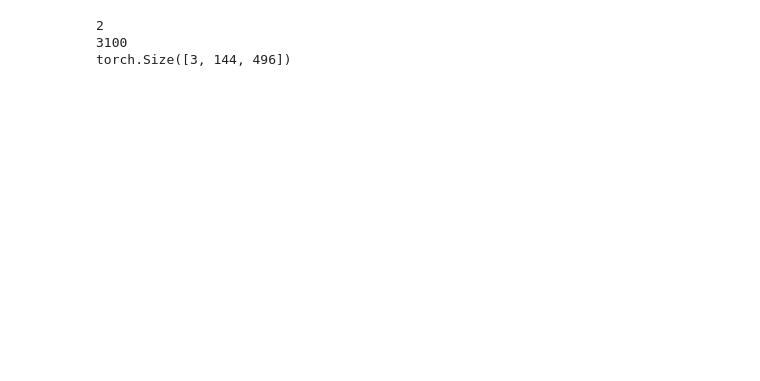
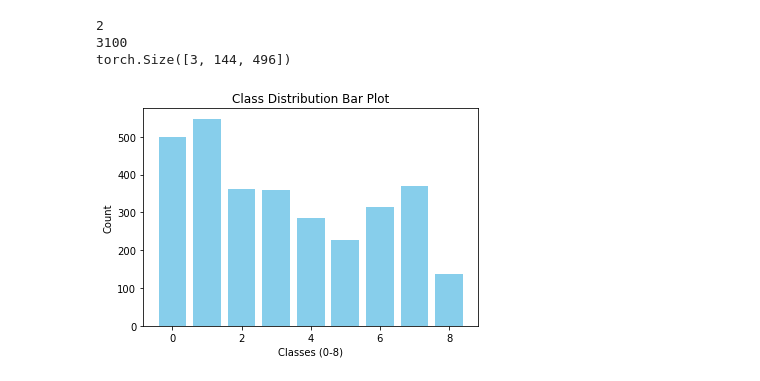
Before and after one commit to SpilmesterMurtin/Deep-Learning-Project---Determine-Lodging-Scores-Using-Convolutional-Neural-Neetwork, a Jupyter notebook: LoadAndMatch.ipynb, the cells around one changed output. Cells and saved outputs as stored; diff of their text form; code cells hidden in the pictures; blank space fills up the shorter version.

```diff
--- a/LoadAndMatch.ipynb
+++ b/LoadAndMatch.ipynb
@@ -162,6 +184,25 @@ print(dataSet[0][0].shape)
 2
 3100
 torch.Size([3, 144, 496])
+# %%
+# Assuming dataSet is a list of tuples where the second element contains the classes
+class_list = [item[1] for item in dataSet]
+
+# Count occurrences of each class
+class_counts = Counter(class_list)
+
+# Create a bar plot
+plt.bar(class_counts.keys(), class_counts.values(), color='skyblue')
+
+# Add labels and title
+plt.xlabel('Classes (0-8)')
+plt.ylabel('Count')
+plt.title('Class Distribution Bar Plot')
+
+# Display the plot
+plt.show()
+# %% [output]
+[figure, added]
 # %%
 # Usage example
 augmented_dataSet = df.augment_data(dataSet)
```
Also changed, not shown: parts of 17 cells of this notebook, 4 other files.
